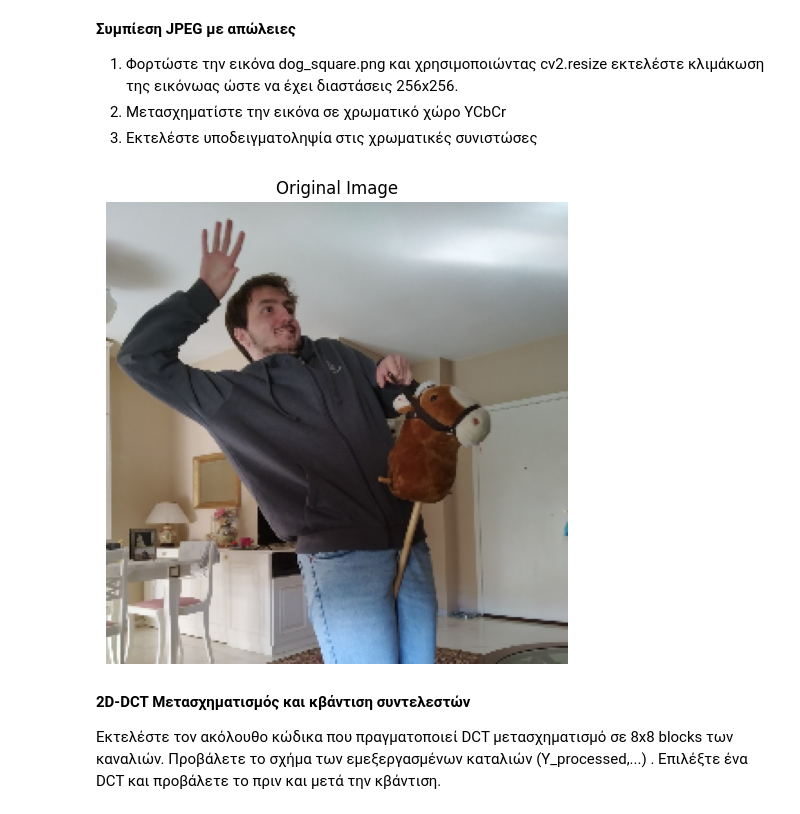
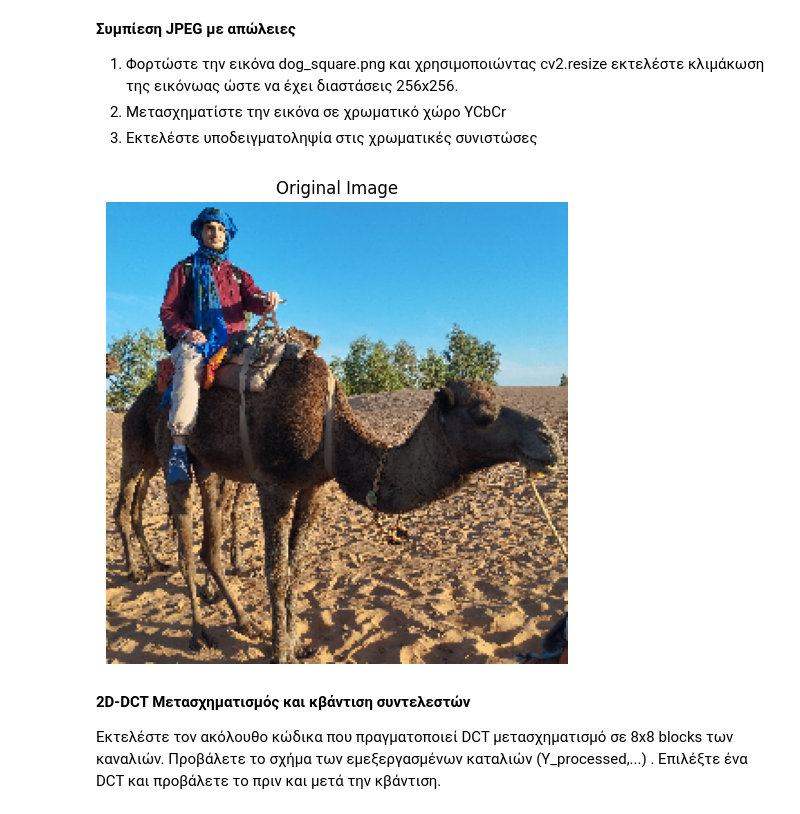
Before and after one commit to iliaxant/DIP_HW_2_image_compression, a Jupyter notebook: DIP_HW_2.ipynb, the cells around one changed output. Saved outputs shown, nothing was run; the diff lists cells and outputs as text; code cells hidden in the pictures.

```diff
--- a/DIP_HW_2.ipynb
+++ b/DIP_HW_2.ipynb
@@ -169,34 +183,34 @@ Entropy for Predictor 3: 3.9633
 # %%
 import numpy as np
 import cv2
 import matplotlib.pyplot as plt
 from scipy.fftpack import dct, idct
 from skimage.util import view_as_blocks
 import heapq
 from collections import defaultdict
 import urllib.request
 
 
 
-image= cv2.imread('rider_square.png')
+image= cv2.imread('camel_square.png')
 image = cv2.resize(image, (256,256))
 ycbcr_image = cv2.cvtColor(image, cv2.COLOR_BGR2YCrCb)
 
 y, cr, cb = cv2.split(ycbcr_image)
 
 Cb_downsampled= cb[::2,::2]
 Cr_downsampled= cr[::2,::2]
 
 
 
 # Display the original image
 plt.figure(figsize=(6, 6))
 plt.imshow(cv2.cvtColor(image, cv2.COLOR_BGR2RGB))
 plt.title('Original Image')
 plt.axis('off')
 plt.show()
 # %% [output]
-[figure, old version]
+[figure, new version]
 # %% [markdown]
 **2D-DCT Μετασχηματισμός και κβάντιση συντελεστών**
 
```
Also changed, not shown: parts of 16 cells of this notebook.
